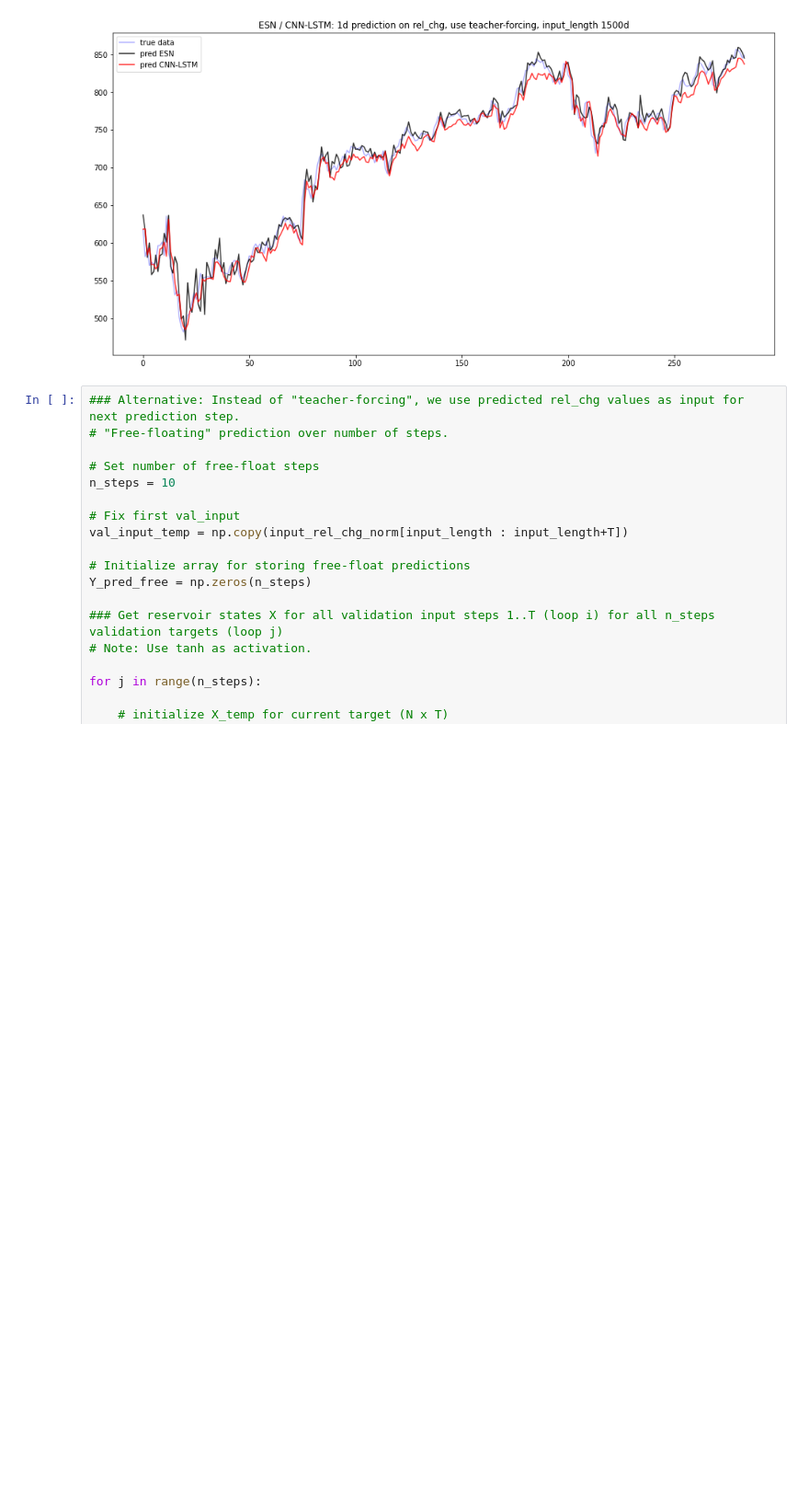
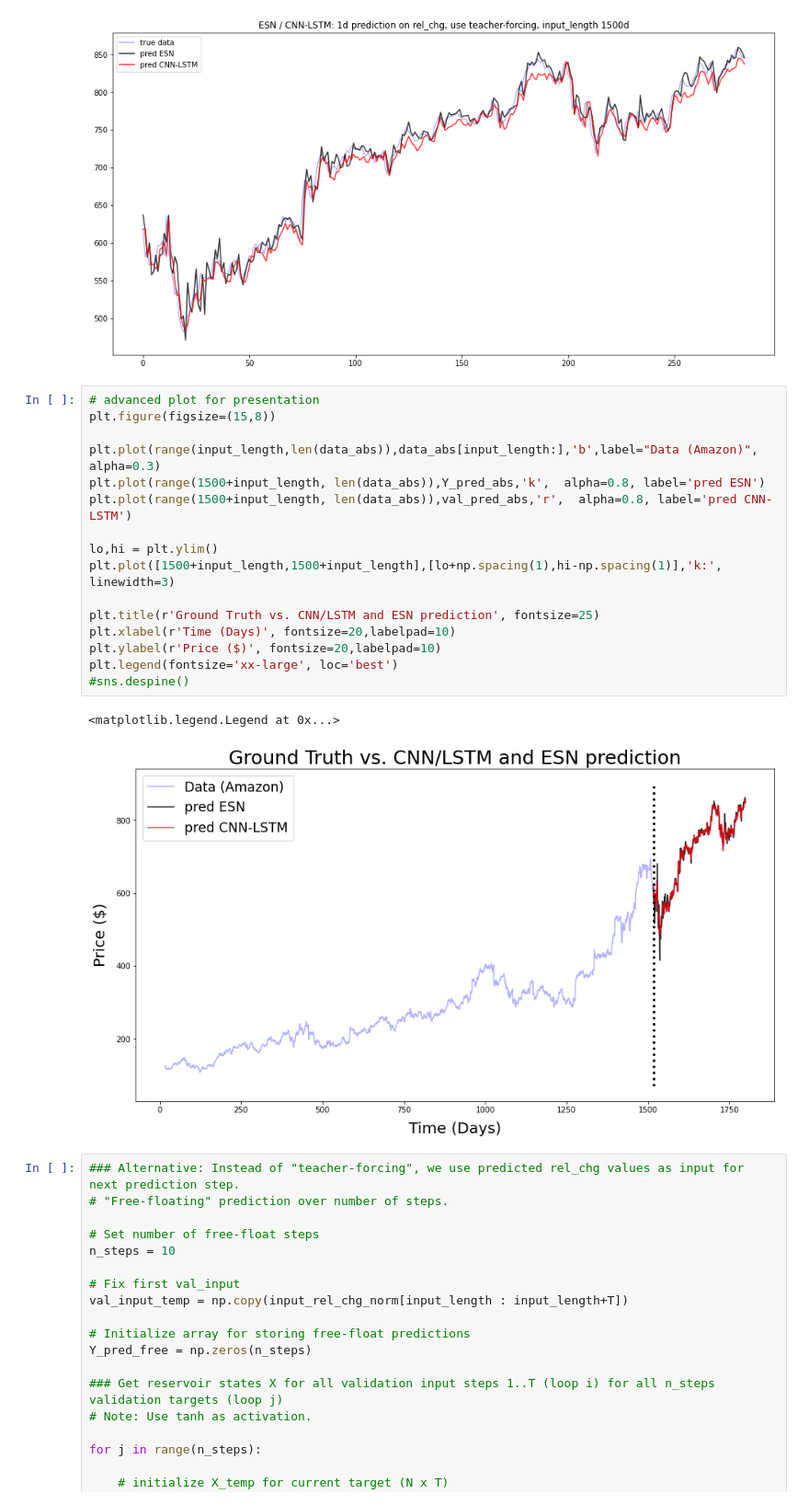
Before and after one commit to MarcoLandtHayen/EchoStateNetworks, a Jupyter notebook: notebooks/ESN_vs_CNNLSTM_amazon.ipynb, the cells around one changed output. Shown at 92% size. Saved outputs shown, nothing was run; the diff lists cells and outputs as text; blank space fills up the shorter version.

Commit message:
finalized esample ESN_vs_CNNLSTM_amazon and added extract-presentation

```diff
--- a/notebooks/ESN_vs_CNNLSTM_amazon.ipynb
+++ b/notebooks/ESN_vs_CNNLSTM_amazon.ipynb
@@ -581,6 +595,25 @@ plt.legend()
 plt.show()
 # %% [output]
 [figure]
+# %%
+# advanced plot for presentation
+plt.figure(figsize=(15,8))
+
+plt.plot(range(input_length,len(data_abs)),data_abs[input_length:],'b',label="Data (Amazon)", alpha=0.3)
+plt.plot(range(1500+input_length, len(data_abs)),Y_pred_abs,'k',  alpha=0.8, label='pred ESN')
+plt.plot(range(1500+input_length, len(data_abs)),val_pred_abs,'r',  alpha=0.8, label='pred CNN-LSTM')
+
+lo,hi = plt.ylim()
+plt.plot([1500+input_length,1500+input_length],[lo+np.spacing(1),hi-np.spacing(1)],'k:', linewidth=3)
+
+plt.title(r'Ground Truth vs. CNN/LSTM and ESN prediction', fontsize=25)
+plt.xlabel(r'Time (Days)', fontsize=20,labelpad=10)
+plt.ylabel(r'Price ($)', fontsize=20,labelpad=10)
+plt.legend(fontsize='xx-large', loc='best')
+#sns.despine()
+# %% [output]
+<matplotlib.legend.Legend at 0x...>
+[figure, added]
 # %%
 ### Alternative: Instead of "teacher-forcing", we use predicted rel_chg values as input for next prediction step.
 # "Free-floating" prediction over number of steps.
```
Also changed, not shown: parts of 3 cells of this notebook, 1 other file.
